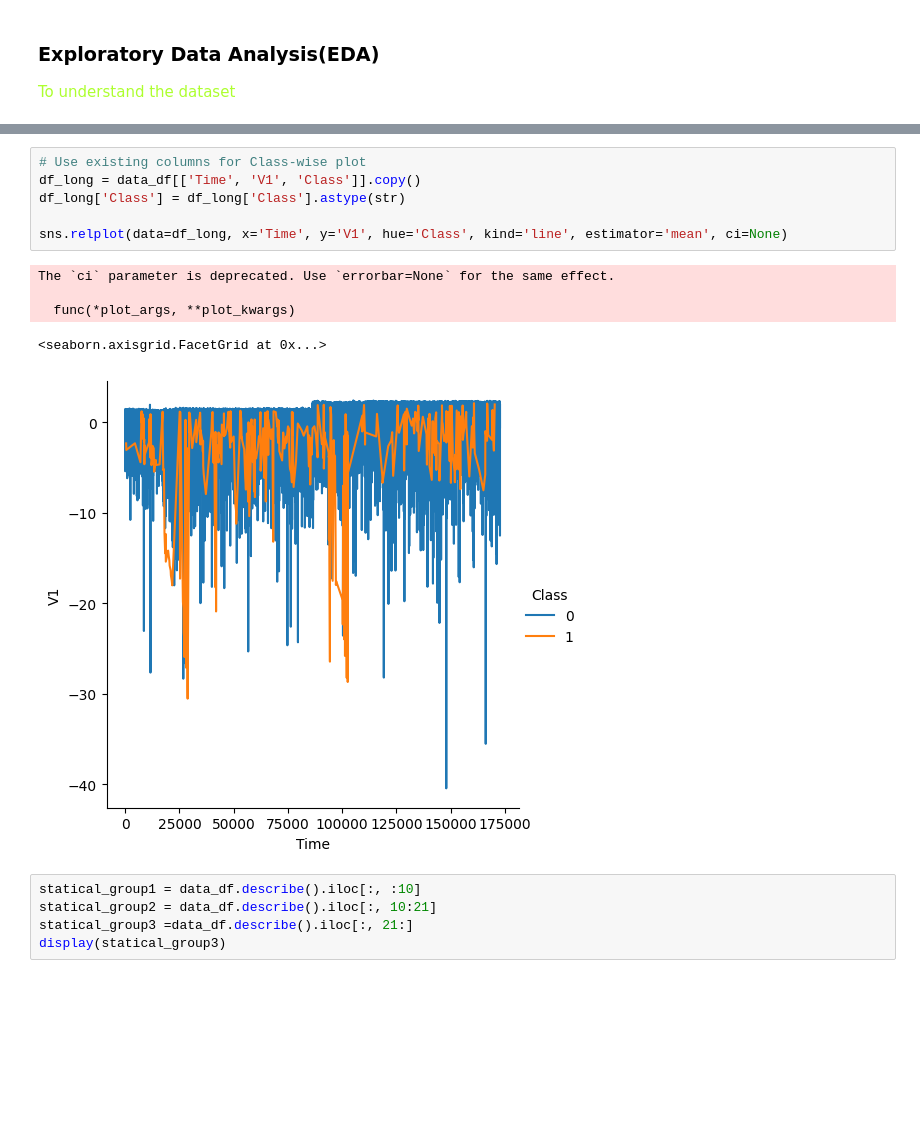
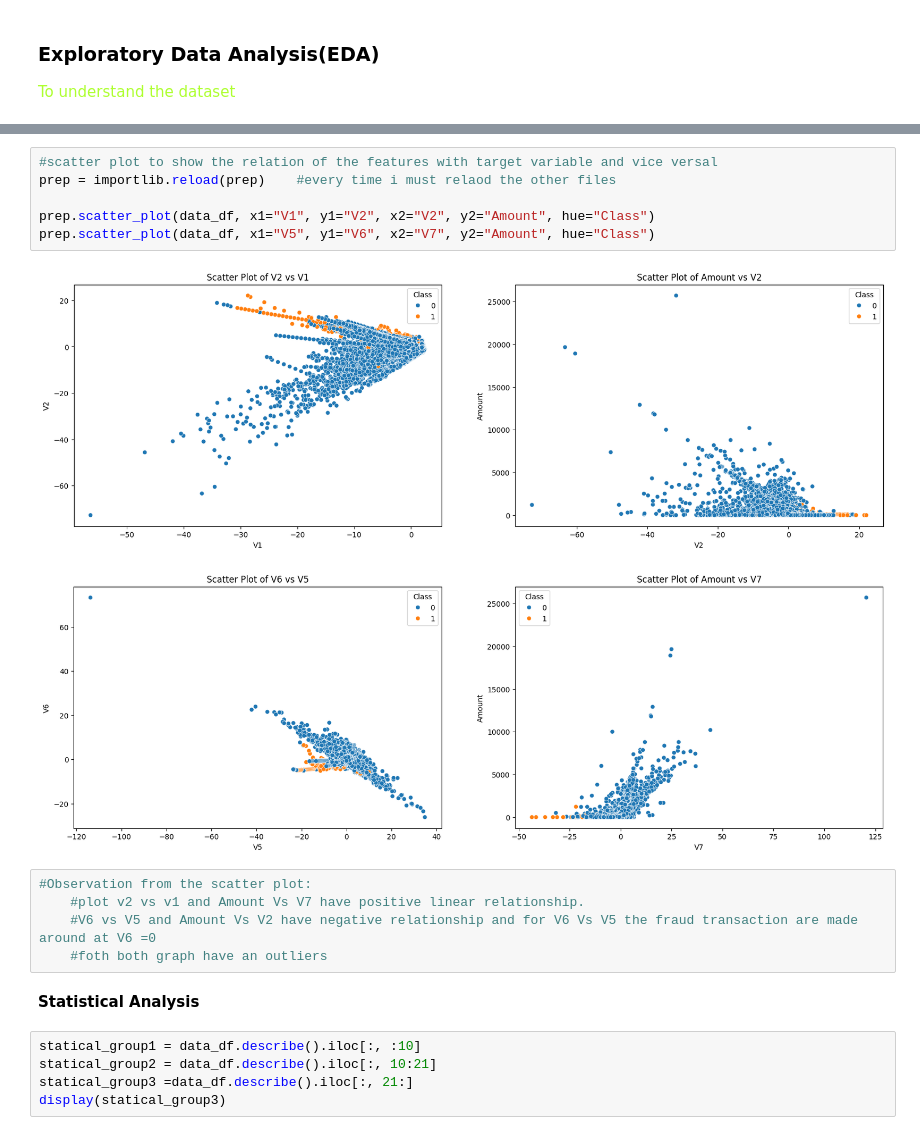
Before and after one commit to Nigatie-Sahlie/ML-Classification-Projects, a Jupyter notebook: notebooks/Fraud_detection.ipynb, the cells around one changed output, grey strips where cells are left out. Drawn from its saved outputs; the diff is of its cells as text; blank space fills up the shorter version.

```diff
--- a/notebooks/Fraud_detection.ipynb
+++ b/notebooks/Fraud_detection.ipynb
@@ -49,15 +51,19 @@ sns.relplot(x='Time', y='V1', col='Class', kind='scatter', data=data_df)
-# %%
-# Use existing columns for Class-wise plot
-df_long = data_df[['Time', 'V1', 'Class']].copy()
-df_long['Class'] = df_long['Class'].astype(str)
-
-sns.relplot(data=df_long, x='Time', y='V1', hue='Class', kind='line', estimator='mean', ci=None)
-# %% [output]
-The `ci` parameter is deprecated. Use `errorbar=None` for the same effect.
-
-  func(*plot_args, **plot_kwargs)
-<seaborn.axisgrid.FacetGrid at 0x...>
-[figure, removed]
+# %%
+#scatter plot to show the relation of the features with target variable and vice versal
+prep = importlib.reload(prep)    #every time i must relaod the other files
+
+prep.scatter_plot(data_df, x1="V1", y1="V2", x2="V2", y2="Amount", hue="Class")
+prep.scatter_plot(data_df, x1="V5", y1="V6", x2="V7", y2="Amount", hue="Class")
+# %% [output]
+[figure, added]
+[figure, added]
+# %%
+#Observation from the scatter plot:
+    #plot v2 vs v1 and Amount Vs V7 have positive linear relationship.
+    #V6 vs V5 and Amount Vs V2 have negative relationship and for V6 Vs V5 the fraud transaction are made around at V6 =0
+    #foth both graph have an outliers
+# %% [markdown]
+**Statistical Analysis**
 # %%
 statical_group1 = data_df.describe().iloc[:, :10]
 statical_group2 = data_df.describe().iloc[:, 10:21]
```
Also changed, not shown: parts of 15 cells of this notebook, 1 other file.
